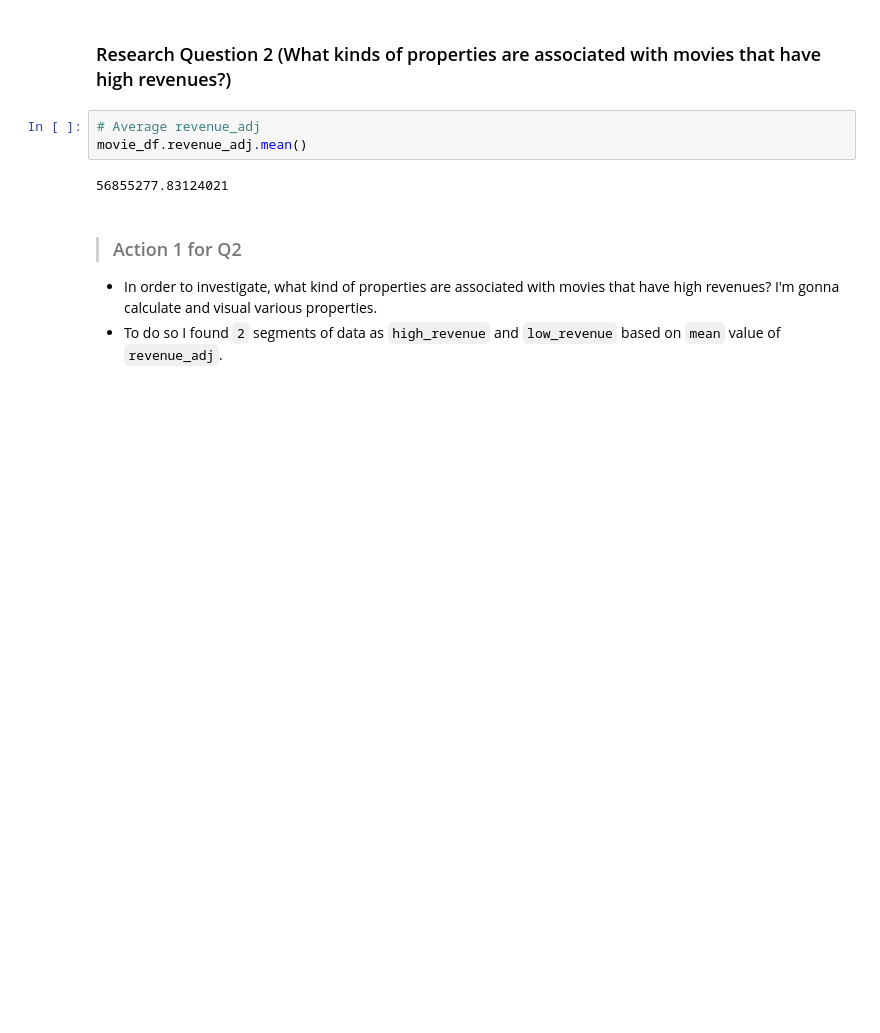
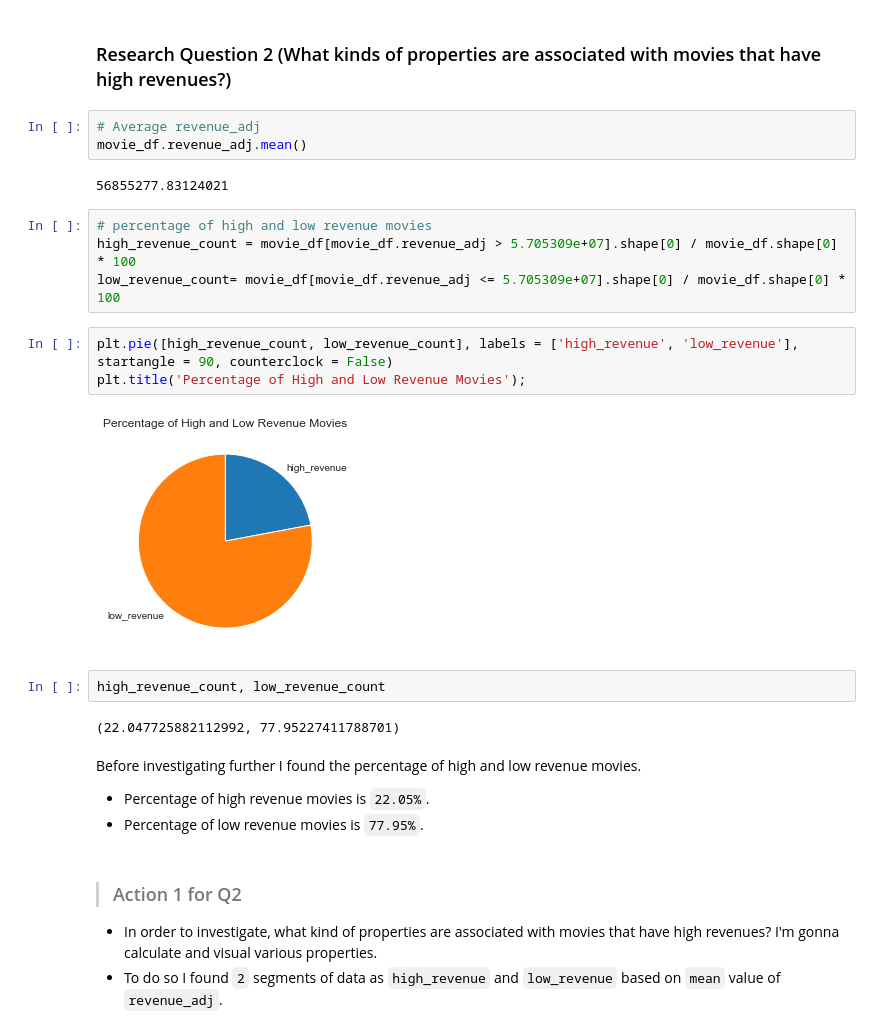
Before and after one commit to ManideepTelukuntla/Investigate-TMDB-Movie-Data, a Jupyter notebook: InvestigateTMDBMovieData.ipynb, the cells around one changed output. Drawn from its saved outputs; the diff is of its cells as text; blank space fills up the shorter version.

```diff
--- a/InvestigateTMDBMovieData.ipynb
+++ b/InvestigateTMDBMovieData.ipynb
@@ -319,6 +319,23 @@ plot_barh(arr1, arr2, xlabel, ylabel, title)
 movie_df.revenue_adj.mean()
 # %% [output]
 56855277.83124021
+# %%
+# percentage of high and low revenue movies
+high_revenue_count = movie_df[movie_df.revenue_adj > 5.705309e+07].shape[0] / movie_df.shape[0] * 100
+low_revenue_count= movie_df[movie_df.revenue_adj <= 5.705309e+07].shape[0] / movie_df.shape[0] * 100
+# %%
+plt.pie([high_revenue_count, low_revenue_count], labels = ['high_revenue', 'low_revenue'], startangle = 90, counterclock = False)
+plt.title('Percentage of High and Low Revenue Movies');
+# %% [output]
+[figure, added]
+# %%
+high_revenue_count, low_revenue_count
+# %% [output]
+(22.047725882112992, 77.95227411788701)
+# %% [markdown]
+Before investigating further I found the percentage of high and low revenue movies.
+- Percentage of high revenue movies is `22.05%`.
+- Percentage of low revenue movies is `77.95%`.
 # %% [markdown]
 >### Action 1 for Q2
 - In order to investigate, what kind of properties are associated with movies that have high revenues? I'm gonna calculate and visual various properties.
```
Also changed, not shown: parts of 10 cells of this notebook.
